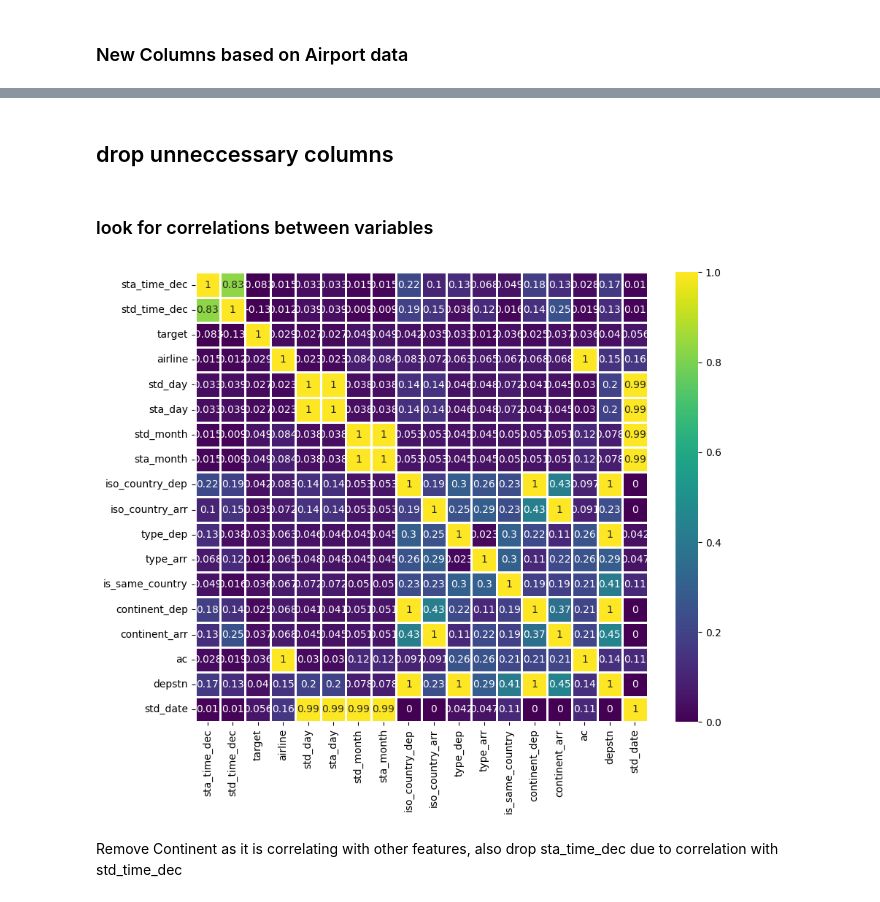
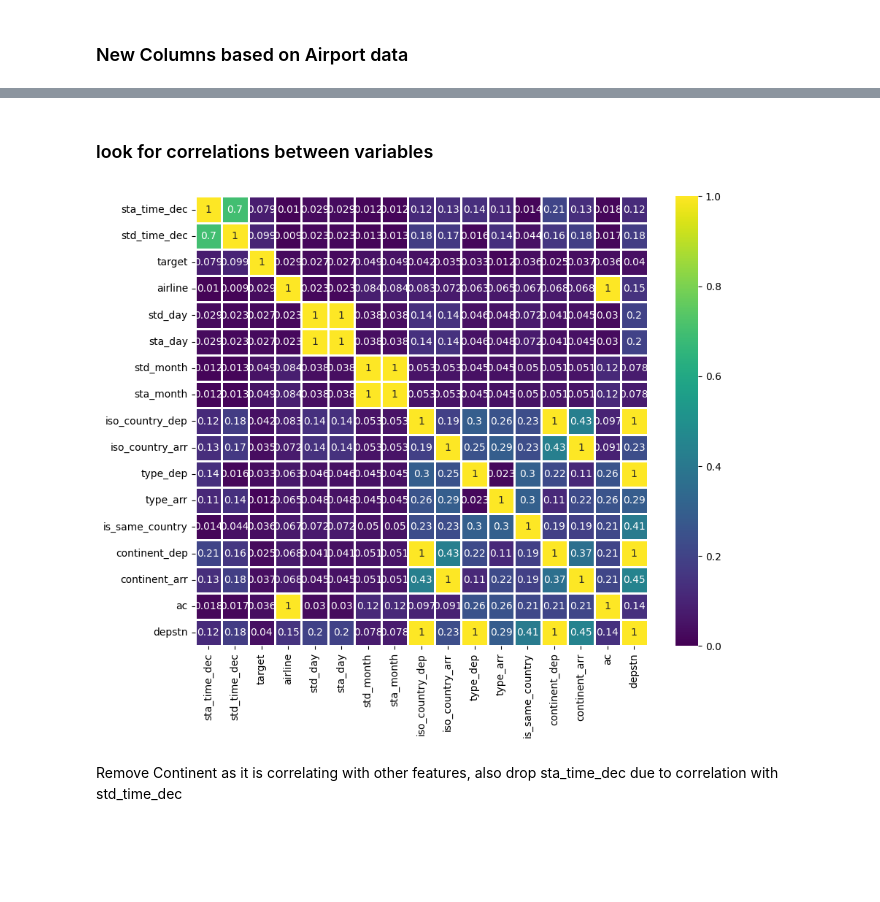
Before and after one commit to marenbor/ml_project_flight_delays, a Jupyter notebook: notebooks/01_Data_cleaning.ipynb, the cells around one changed output, grey strips where cells are left out. Drawn from its saved outputs; the diff is of its cells as text; code cells hidden in the pictures; blank space fills up the shorter version.

```diff
--- a/notebooks/01_Data_cleaning.ipynb
+++ b/notebooks/01_Data_cleaning.ipynb
@@ -44,6 +46,14 @@ df['std_time'] = pd.to_datetime(df['std']).dt.strftime('%H:%M:%S')
 
 # Extract time from scheduled time arrival (sta) and convert to datetime and make new column sta_time
 df['sta_time'] = pd.to_datetime(df['sta'], format='%Y-%m-%d %H.%M.%S').dt.strftime('%H:%M:%S')
+# %%
+#make seasonal day of year, by extracting the day of the year from the date and transform it to a sinusoidal and cosine transformation as it is a cyclic feature
+
+# Apply sinusoidal and cosine transformations directly on day of the year
+df['s_std_day_year'] = np.sin(2 * np.pi * pd.to_datetime(df['std_date']).dt.dayofyear / 365)
+df['c_std_day_year'] = np.cos(2 * np.pi * pd.to_datetime(df['std_date']).dt.dayofyear / 365)
+df['s_sta_day_year'] = np.sin(2 * np.pi * pd.to_datetime(df['sta_date']).dt.dayofyear / 365)
+df['c_sta_day_year'] = np.cos(2 * np.pi * pd.to_datetime(df['sta_date']).dt.dayofyear / 365)
 # %%
 # # calculation of flight duration
 # from datetime import datetime
@@ -105,5 +115,9 @@ df['sta_time_dec'] = df['sta_time'].apply(time_to_decimal).round(1)
 df['std_time_dec'] = df['std_time'].apply(time_to_decimal).round(1)
 
 # Apply sinusoidal transformation
-df['sta_time_dec'] = np.sin(df['sta_time_dec'] * np.pi / 12)
-df['std_time_dec'] = np.sin(df['std_time_dec'] * np.pi / 12)
+df['s_sta_time_dec'] = np.sin(df['sta_time_dec'] * np.pi / 12)
+df['s_std_time_dec'] = np.sin(df['std_time_dec'] * np.pi / 12)
+
+# Apply cosinusoidal transformation
+df['c_sta_time_dec'] = np.cos(df['sta_time_dec'] * np.pi / 12)
+df['c_std_time_dec'] = np.cos(df['std_time_dec'] * np.pi / 12)
@@ -241,10 +214,6 @@ df.head()
-# %% [markdown]
-## drop unneccessary columns
 # %%
 #drop columns that are not needed
-df.drop(columns=['datop', 'arrstn', 'std', 'sta', 'status', 'sta_date', 'std_time', 'sta_time', 'fltid'], inplace=True)
-
-#'std_date',
+df.drop(columns=['datop', 'arrstn', 'std', 'sta', 'status', 'sta_date', 'std_date', 'std_time', 'sta_time', 'std_time', 'fltid', 'c_sta_time_dec', 's_sta_time_dec', 's_sta_day_year', 'c_sta_day_year'], inplace=True)
 
 #maybe drop: 'iso_country_arr', 'type_arr'
 # %% [markdown]
@@ -289,7 +258,6 @@ categorical_features = [
     'continent_arr',
     'ac',
     'depstn',
-    'std_date'
 ]
 
 # Function to compute Cramer's correlation between two categorical columns
@@ -332,34 +300,34 @@ def num_num_correlation(df_, num_col1, num_col2):
 # Compute correlations between all features
 all_features = numerical_features + categorical_features
 correlation_matrix = pd.DataFrame(index=all_features, columns=all_features)
 
 for i, feature1 in enumerate(all_features):
     for j, feature2 in enumerate(all_features):
         if feature1 in numerical_features and feature2 in numerical_features:
             correlation_matrix.loc[feature1, feature2] = num_num_correlation(df, feature1, feature2)
         elif feature1 in categorical_features and feature2 in categorical_features:
             correlation_matrix.loc[feature1, feature2] = cat_cat_correlation(df, feature1, feature2)
         else:
             if feature1 in categorical_features and feature2 in numerical_features:
                 correlation_matrix.loc[feature1, feature2] = cat_num_correlation(df, feature1, feature2)
             elif feature1 in numerical_features and feature2 in categorical_features:
                 correlation_matrix.loc[feature1, feature2] = cat_num_correlation(df, feature2, feature1)
 
 # Convert to numeric for heatmap plotting
 correlation_matrix = correlation_matrix.astype(float)
 
 # Plot the heatmap
 plt.figure(figsize=(10, 8), dpi=100)
 sns.heatmap(data=correlation_matrix,
             cmap='viridis',
             linecolor='white',
             linewidth=1,
             annot=True,
             vmin=0,
             vmax=1)
 plt.show()
 # %% [output]
-[figure, old version]
+[figure, new version]
 # %% [markdown]
 Remove Continent as it is correlating with other features, also drop sta_time_dec due to correlation with std_time_dec
 # %% [markdown]
```
Also changed, not shown: parts of 11 cells of this notebook, 7 other files.
